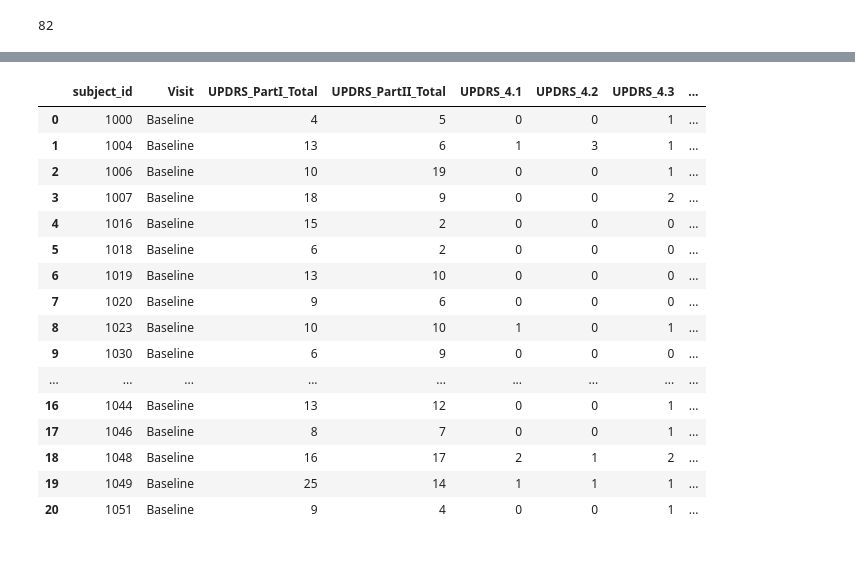
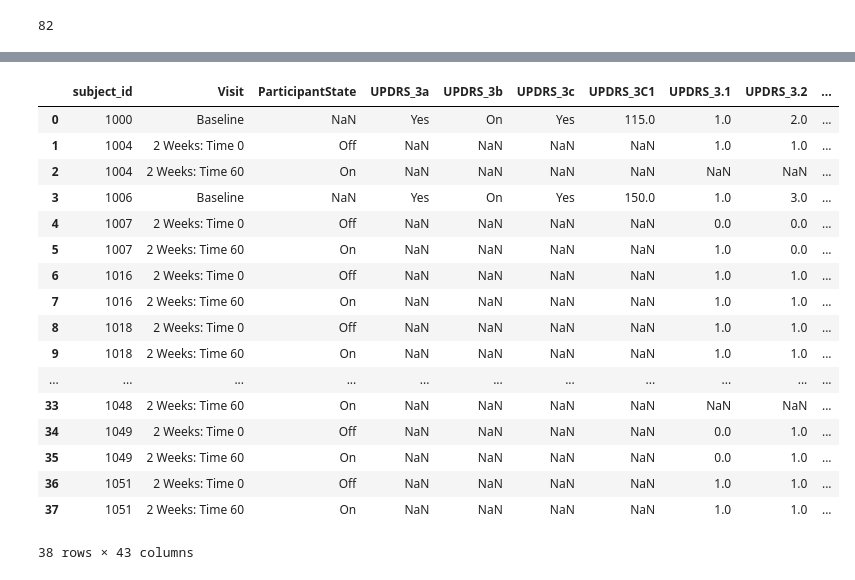
Before and after one commit to usarawgi911/PD-mlhc, a Jupyter notebook: demographics.ipynb, the cells around one changed output, grey strips where cells are left out. Drawn from its saved outputs; the diff is of its cells as text; code cells hidden in the pictures.

```diff
--- a/demographics.ipynb
+++ b/demographics.ipynb
@@ -65,23 +65,24 @@ updrs_file = glob.glob(os.path.join(path, 'clinical_data/CIS-PD_UPDRS_Part1_2_4.
 updrs1 = pd.read_csv(updrs_file)
 updrs_file = glob.glob(os.path.join(path, 'clinical_data/CIS-PD_UPDRS_Part3.csv'))[0]
 updrs2 = pd.read_csv(updrs_file)
-# %%
-updrs1
-# %% [output]
-|  | subject_id | Visit | UPDRS_PartI_Total | UPDRS_PartII_Total | UPDRS_4.1 | UPDRS_4.2 | UPDRS_4.3 | ... |
-| 0 | 1000 | Baseline | 4 | 5 | 0 | 0 | 1 | ... |
-| 1 | 1004 | Baseline | 13 | 6 | 1 | 3 | 1 | ... |
-| 2 | 1006 | Baseline | 10 | 19 | 0 | 0 | 1 | ... |
-| 3 | 1007 | Baseline | 18 | 9 | 0 | 0 | 2 | ... |
-| 4 | 1016 | Baseline | 15 | 2 | 0 | 0 | 0 | ... |
-| 5 | 1018 | Baseline | 6 | 2 | 0 | 0 | 0 | ... |
-| 6 | 1019 | Baseline | 13 | 10 | 0 | 0 | 0 | ... |
-| 7 | 1020 | Baseline | 9 | 6 | 0 | 0 | 0 | ... |
-| 8 | 1023 | Baseline | 10 | 10 | 1 | 0 | 1 | ... |
-| 9 | 1030 | Baseline | 6 | 9 | 0 | 0 | 0 | ... |
-| ... | ... | ... | ... | ... | ... | ... | ... | ... |
-| 16 | 1044 | Baseline | 13 | 12 | 0 | 0 | 1 | ... |
-| 17 | 1046 | Baseline | 8 | 7 | 0 | 0 | 1 | ... |
-| 18 | 1048 | Baseline | 16 | 17 | 2 | 1 | 2 | ... |
-| 19 | 1049 | Baseline | 25 | 14 | 1 | 1 | 1 | ... |
-| 20 | 1051 | Baseline | 9 | 4 | 0 | 0 | 1 | ... |
+# %%
+updrs2
+# %% [output]
+|  | subject_id | Visit | ParticipantState | UPDRS_3a | UPDRS_3b | UPDRS_3c | UPDRS_3C1 | UPDRS_3.1 | UPDRS_3.2 | ... |
+| 0 | 1000 | Baseline | NaN | Yes | On | Yes | 115.0 | 1.0 | 2.0 | ... |
+| 1 | 1004 | 2 Weeks: Time 0 | Off | NaN | NaN | NaN | NaN | 1.0 | 1.0 | ... |
+| 2 | 1004 | 2 Weeks: Time 60 | On | NaN | NaN | NaN | NaN | NaN | NaN | ... |
+| 3 | 1006 | Baseline | NaN | Yes | On | Yes | 150.0 | 1.0 | 3.0 | ... |
+| 4 | 1007 | 2 Weeks: Time 0 | Off | NaN | NaN | NaN | NaN | 0.0 | 0.0 | ... |
+| 5 | 1007 | 2 Weeks: Time 60 | On | NaN | NaN | NaN | NaN | 1.0 | 0.0 | ... |
+| 6 | 1016 | 2 Weeks: Time 0 | Off | NaN | NaN | NaN | NaN | 1.0 | 1.0 | ... |
+| 7 | 1016 | 2 Weeks: Time 60 | On | NaN | NaN | NaN | NaN | 1.0 | 1.0 | ... |
+| 8 | 1018 | 2 Weeks: Time 0 | Off | NaN | NaN | NaN | NaN | 1.0 | 1.0 | ... |
+| 9 | 1018 | 2 Weeks: Time 60 | On | NaN | NaN | NaN | NaN | 1.0 | 1.0 | ... |
+| ... | ... | ... | ... | ... | ... | ... | ... | ... | ... | ... |
+| 33 | 1048 | 2 Weeks: Time 60 | On | NaN | NaN | NaN | NaN | NaN | NaN | ... |
+| 34 | 1049 | 2 Weeks: Time 0 | Off | NaN | NaN | NaN | NaN | 0.0 | 1.0 | ... |
+| 35 | 1049 | 2 Weeks: Time 60 | On | NaN | NaN | NaN | NaN | 0.0 | 1.0 | ... |
+| 36 | 1051 | 2 Weeks: Time 0 | Off | NaN | NaN | NaN | NaN | 1.0 | 1.0 | ... |
+| 37 | 1051 | 2 Weeks: Time 60 | On | NaN | NaN | NaN | NaN | 1.0 | 1.0 | ... |
+38 rows × 43 columns
```
Also changed, not shown: parts of 2 cells of this notebook.
